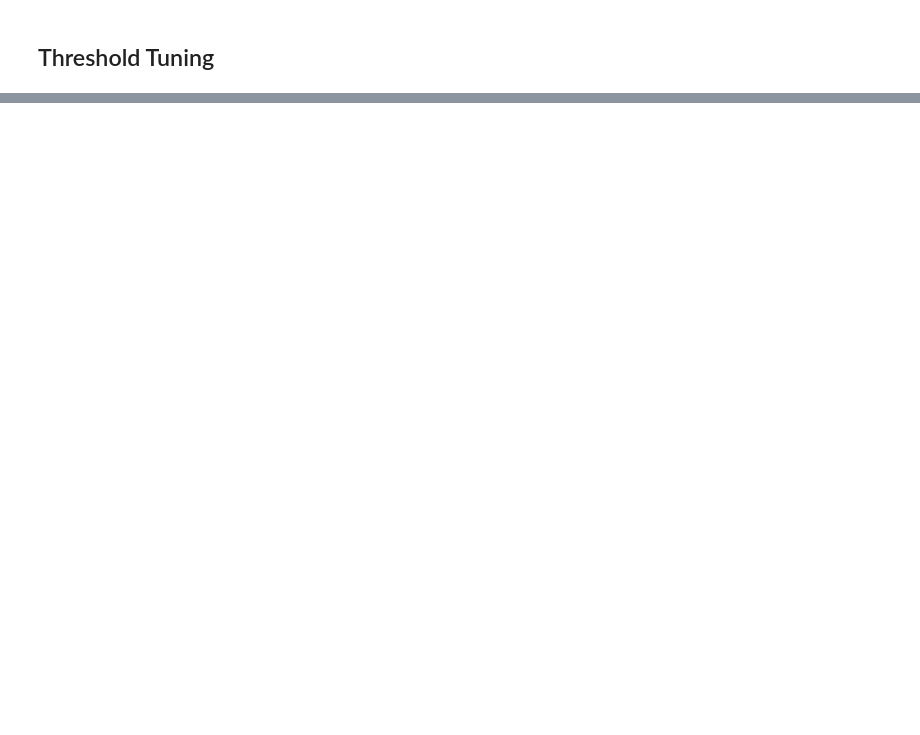
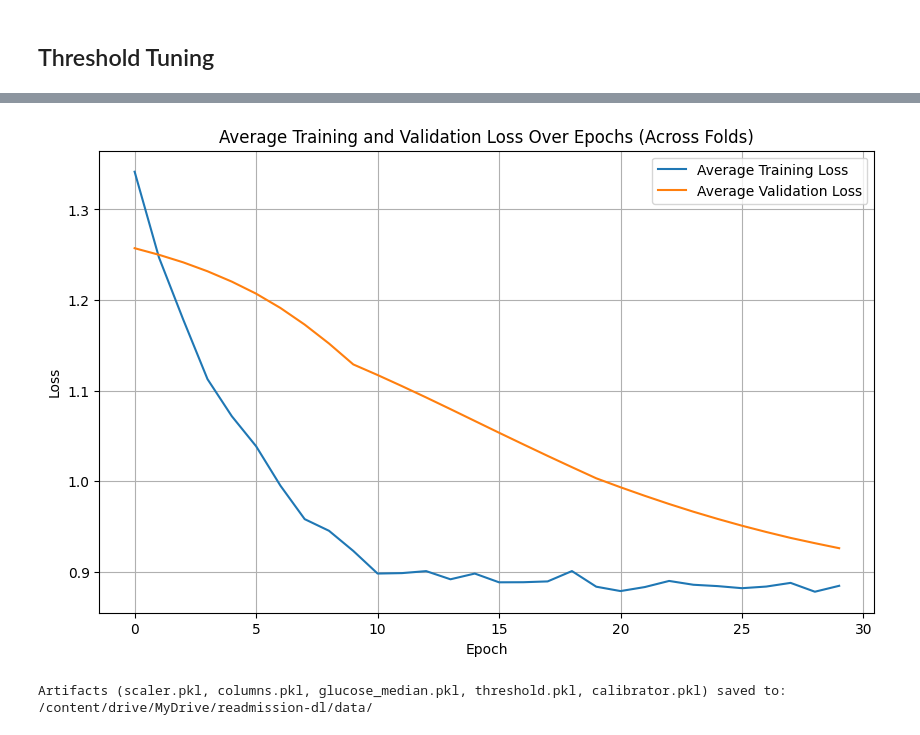
Before and after one commit to priyamvadodariya-growexxer/readmission-dl, a Jupyter notebook: notebooks/solutions.ipynb, the cells around one changed output, grey strips where cells are left out. Drawn from its saved outputs; the diff is of its cells as text; code cells hidden in the pictures; blank space fills up the shorter version.

```diff
--- a/notebooks/solutions.ipynb
+++ b/notebooks/solutions.ipynb
@@ -150,12 +632,46 @@ print('Best threshold:', best_t)
+# %%
+# Load the logged losses
+with open('/content/drive/MyDrive/readmission-dl/data/train_losses_per_fold.pkl','rb') as f:
+    all_train_losses_per_fold = pickle.load(f)
+with open('/content/drive/MyDrive/readmission-dl/data/val_losses_per_fold.pkl','rb') as f:
+    all_val_losses_per_fold = pickle.load(f)
+
+# Convert to numpy arrays for easier averaging
+train_losses_np = np.array(all_train_losses_per_fold)
+val_losses_np = np.array(all_val_losses_per_fold)
+
+# Calculate the average loss across folds for each epoch
+avg_train_losses = np.mean(train_losses_np, axis=0)
+avg_val_losses = np.mean(val_losses_np, axis=0)
+
+# Plotting the average loss curves
+plt.figure(figsize=(10, 6))
+plt.plot(avg_train_losses, label='Average Training Loss')
+plt.plot(avg_val_losses, label='Average Validation Loss')
+plt.title('Average Training and Validation Loss Over Epochs (Across Folds)')
+plt.xlabel('Epoch')
+plt.ylabel('Loss')
+plt.legend()
+plt.grid(True)
+plt.show()
+# %% [output]
+[figure, added]
 # %%
-with open('../scaler.pkl','wb') as f:
+artifact_path = '/content/drive/MyDrive/readmission-dl/data/'
+
+with open(artifact_path + 'scaler.pkl','wb') as f:
     pickle.dump(scaler,f)
 
-with open('../columns.pkl','wb') as f:
+with open(artifact_path + 'columns.pkl','wb') as f:
     pickle.dump(columns,f)
 
-with open('../glucose_median.pkl','wb') as f:
+with open(artifact_path + 'glucose_median.pkl','wb') as f:
     pickle.dump(glucose_median,f)
 
-with open('../threshold.pkl','wb') as f:
+with open(artifact_path + 'threshold.pkl','wb') as f:
     pickle.dump(best_t,f)
+
+# Note: The calibrator.pkl is now saved directly in the threshold tuning cell.
+print(f"Artifacts (scaler.pkl, columns.pkl, glucose_median.pkl, threshold.pkl, calibrator.pkl) saved to: {artifact_path}")
+# %% [output]
+Artifacts (scaler.pkl, columns.pkl, glucose_median.pkl, threshold.pkl, calibrator.pkl) saved to: /content/drive/MyDrive/readmission-dl/data/
```
Also changed, not shown: parts of 23 cells of this notebook, 23 other files.
